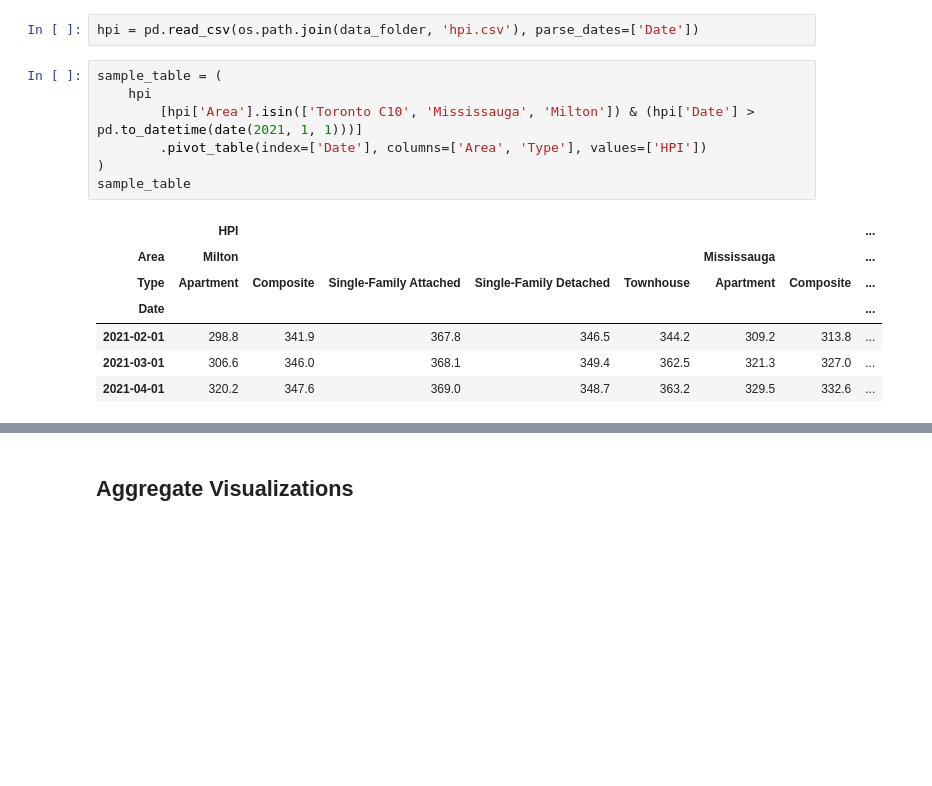
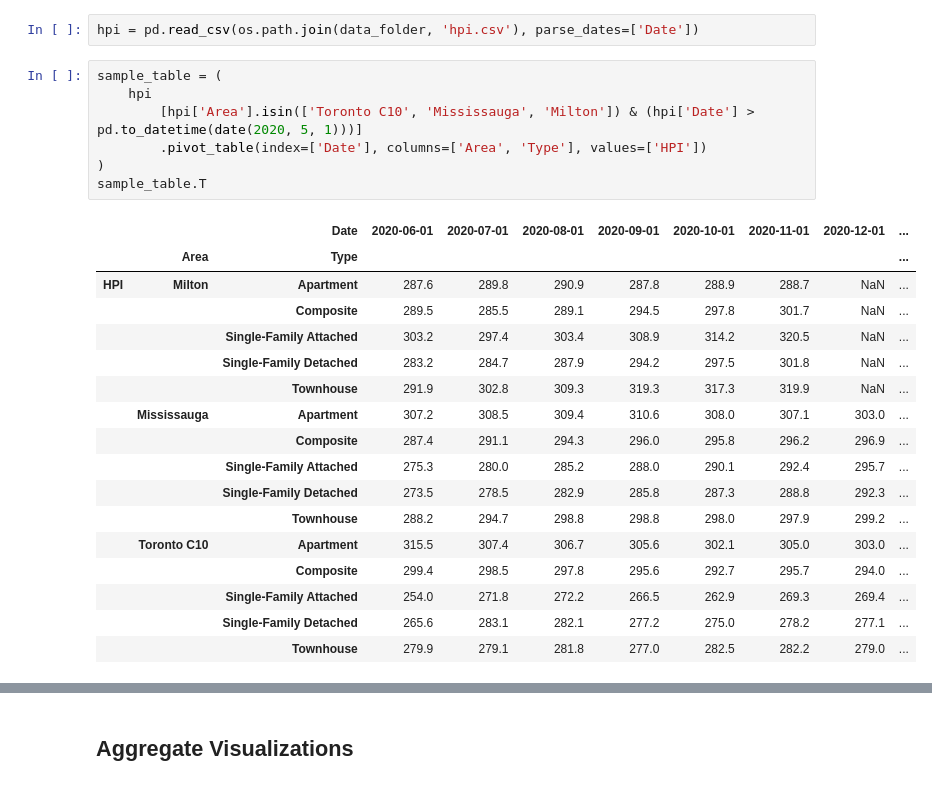
Before and after one commit to sinan-ozel/toronto-hpi, a Jupyter notebook: notebook/03.DataChecks.ipynb, the cells around one changed output, grey strips where cells are left out. Drawn from its saved outputs; the diff is of its cells as text; blank space fills up the shorter version.

Commit message:
Transpose the sample table for the presentation.

```diff
--- a/notebook/03.DataChecks.ipynb
+++ b/notebook/03.DataChecks.ipynb
@@ -11,16 +11,26 @@ hpi = pd.read_csv(os.path.join(data_folder, 'hpi.csv'), parse_dates=['Date'])
 # %%
 sample_table = (
     hpi
-        [hpi['Area'].isin(['Toronto C10', 'Mississauga', 'Milton']) & (hpi['Date'] > pd.to_datetime(date(2021, 1, 1)))]
+        [hpi['Area'].isin(['Toronto C10', 'Mississauga', 'Milton']) & (hpi['Date'] > pd.to_datetime(date(2020, 5, 1)))]
         .pivot_table(index=['Date'], columns=['Area', 'Type'], values=['HPI'])
 )
-sample_table
+sample_table.T
 # %% [output]
-|  | HPI |  |  |  |  |  |  | ... |
-| Area | Milton |  |  |  |  | Mississauga |  | ... |
-| Type | Apartment | Composite | Single-Family Attached | Single-Family Detached | Townhouse | Apartment | Composite | ... |
-| Date |  |  |  |  |  |  |  | ... |
-| 2021-02-01 | 298.8 | 341.9 | 367.8 | 346.5 | 344.2 | 309.2 | 313.8 | ... |
-| 2021-03-01 | 306.6 | 346.0 | 368.1 | 349.4 | 362.5 | 321.3 | 327.0 | ... |
-| 2021-04-01 | 320.2 | 347.6 | 369.0 | 348.7 | 363.2 | 329.5 | 332.6 | ... |
+|  |  | Date | 2020-06-01 | 2020-07-01 | 2020-08-01 | 2020-09-01 | 2020-10-01 | 2020-11-01 | 2020-12-01 | ... |
+|  | Area | Type |  |  |  |  |  |  |  | ... |
+| HPI | Milton | Apartment | 287.6 | 289.8 | 290.9 | 287.8 | 288.9 | 288.7 | NaN | ... |
+|  |  | Composite | 289.5 | 285.5 | 289.1 | 294.5 | 297.8 | 301.7 | NaN | ... |
+|  |  | Single-Family Attached | 303.2 | 297.4 | 303.4 | 308.9 | 314.2 | 320.5 | NaN | ... |
+|  |  | Single-Family Detached | 283.2 | 284.7 | 287.9 | 294.2 | 297.5 | 301.8 | NaN | ... |
+|  |  | Townhouse | 291.9 | 302.8 | 309.3 | 319.3 | 317.3 | 319.9 | NaN | ... |
+|  | Mississauga | Apartment | 307.2 | 308.5 | 309.4 | 310.6 | 308.0 | 307.1 | 303.0 | ... |
+|  |  | Composite | 287.4 | 291.1 | 294.3 | 296.0 | 295.8 | 296.2 | 296.9 | ... |
+|  |  | Single-Family Attached | 275.3 | 280.0 | 285.2 | 288.0 | 290.1 | 292.4 | 295.7 | ... |
+|  |  | Single-Family Detached | 273.5 | 278.5 | 282.9 | 285.8 | 287.3 | 288.8 | 292.3 | ... |
+|  |  | Townhouse | 288.2 | 294.7 | 298.8 | 298.8 | 298.0 | 297.9 | 299.2 | ... |
+|  | Toronto C10 | Apartment | 315.5 | 307.4 | 306.7 | 305.6 | 302.1 | 305.0 | 303.0 | ... |
+|  |  | Composite | 299.4 | 298.5 | 297.8 | 295.6 | 292.7 | 295.7 | 294.0 | ... |
+|  |  | Single-Family Attached | 254.0 | 271.8 | 272.2 | 266.5 | 262.9 | 269.3 | 269.4 | ... |
+|  |  | Single-Family Detached | 265.6 | 283.1 | 282.1 | 277.2 | 275.0 | 278.2 | 277.1 | ... |
+|  |  | Townhouse | 279.9 | 279.1 | 281.8 | 277.0 | 282.5 | 282.2 | 279.0 | ... |
 # %%
```
Also changed, not shown: parts of 1 cell of this notebook.
